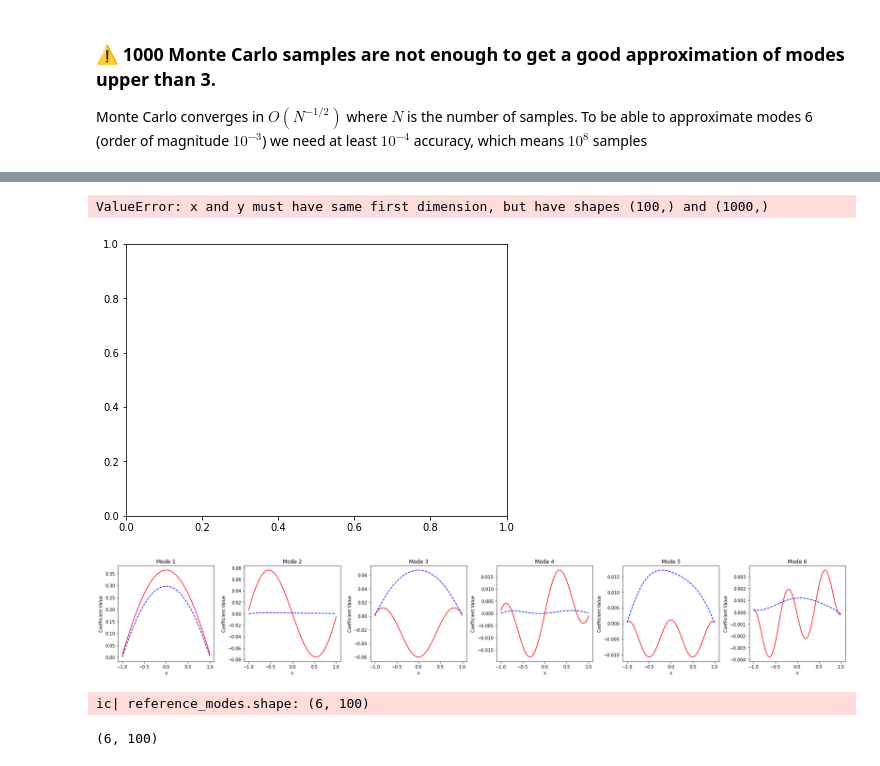
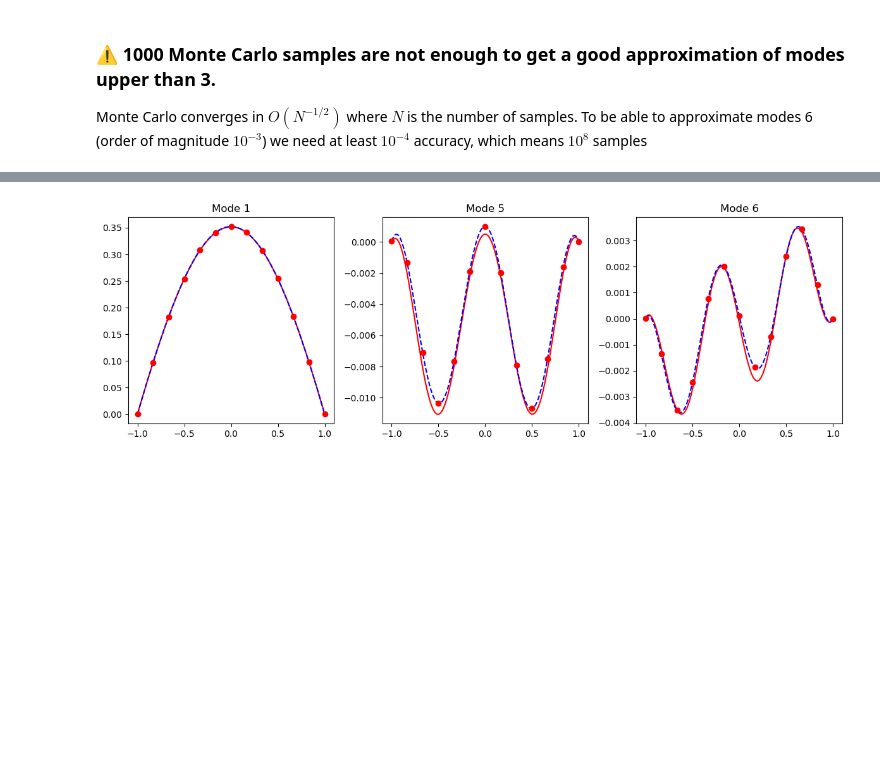
Before and after one commit to bonneted/pinn-cm, a Jupyter notebook: UQ/poisson_equation.ipynb, the cells around one changed output, grey strips where cells are left out. Saved outputs shown, nothing was run; the diff lists cells and outputs as text; code cells hidden in the pictures; blank space fills up the shorter version.

```diff
--- a/UQ/poisson_equation.ipynb
+++ b/UQ/poisson_equation.ipynb
@@ -17,7 +17,7 @@ from scipy.sparse.linalg import spsolve
 # Define parameters
 sigma = 1
 l = 0.5
-n_points = 110
+n_points = 1000
 x = np.linspace(-1, 1, n_points)
 dx = x[1] - x[0]
 
@@ -354,7 +264,7 @@ torch.manual_seed(0)
 
 # Set the device
 device = torch.device("cuda" if torch.cuda.is_available() else "cpu")
-device = "cpu"
+# device = "cpu"
 def grad_i(Y,X,i):
     #calculate the partial derivative of y with respect to x_i
     return torch.autograd.grad(Y, X, grad_outputs=torch.ones_like(Y), create_graph=True)[0][:, None, i].flatten()
@@ -506,7 +416,7 @@ def train(mean_model, coeffs_model, data, batch_size=100, optimizer_choice="adam
         print(f"Optimizer choice {optimizer_choice} not recognized. Please choose either 'adam' or 'l-bfgs'.")
 # %%
 n_x_points = 100
-n_xi_samples = 1000
+n_xi_samples = 100000
 n_sensors = 13
 sensors_indices = np.linspace(0, n_x_points - 1, n_sensors, dtype=int)
 
@@ -526,10 +436,10 @@ mean_model = MeanNN(input_dim=1).to(device)
 coeffs_model = PCECoefficientNN(input_dim=1, output_dim=truncation_order).to(device)
 # %%
 # Training
-batch_size = 100
+batch_size = 1000
 learning_rate = 1e-3
-lambda_reg = 1e-3
-epochs = 1000
+lambda_reg = 1e-4
+epochs = 20000
 
 data = x_torch, xi_torch, f_torch
 
@@ -577,76 +500,49 @@ Text(0.5, 1.0, 'Comparison of Exact and Predicted Standard Deviations')
-# %%
-u_mean = u_solutions.mean(axis=0)
-u_std = u_solutions.std(axis=0)
-
-# Plot the mean and standard deviation side by side
-plt.figure(figsize=(15, 5))
-
-# Left subplot for mean of u(x)
-plt.subplot(1, 2, 1)
-plt.plot(x_test, u_mean, label="Mean u(x)")
-plt.fill_between(x_test, u_mean - u_std, u_mean + u_std, color='gray', alpha=0.5, label="±1 std. dev.")
-plt.title("Mean Solution u(x)")
-plt.xlabel('x')
-plt.ylabel('u(x)')
-plt.legend()
-
-# Right subplot for standard deviation of u(x)
-plt.subplot(1, 2, 2)
-plt.plot(x_test, u_std, label="Standard Deviation u(x)")
-plt.title("Standard Deviation of Solutions u(x)")
-plt.xlabel('x')
-plt.ylabel('Std. Dev. of u(x)')
-plt.legend()
-
-plt.tight_layout()
-plt.show()
-# %% [output]
-ValueError: x and y must have same first dimension, but have shapes (100,) and (1000,)
-[figure, removed]
 # %%
 def plot_modes(x_values,coeffs_model, modes_to_plot, reference_modes=None):
     # Convert x_values to a PyTorch tensor
-    x_tensor = torch.tensor(x_values, dtype=torch.float32).view(-1, 1)
-    x_ref = np.linspace(-1, 1, 100)
+    x_tensor = torch.tensor(x_values, dtype=torch.float32).view(-1, 1).to(device)
     # Evaluate the model (turn off gradient computation for evaluation)
     with torch.no_grad():
         coeffs_output = coeffs_model(x_tensor)
 
     # Convert the outputs back to numpy for plotting
-    coeffs_numpy = coeffs_output.numpy()
+    coeffs_numpy = coeffs_output.cpu().numpy()
 
     # Number of modes to plot
     num_modes = len(modes_to_plot)
 
     # Create subplots for each mode
     fig, axs = plt.subplots(1, num_modes, figsize=(4*num_modes, 4))
 
     for i, mode in enumerate(modes_to_plot):
         if num_modes > 1:
             ax = axs[i]
         else:
             ax = axs
+
+        ax.plot(x_values, coeffs_numpy[:, mode-1], 'r-', label=f"PINN-PCE approx.")
+
         if reference_modes is not None:
-            axs[i].plot(x_ref, reference_modes[i,:], 'r-', label=f"Reference")
-        ax.plot(x_values, coeffs_numpy[:, mode-1], 'b--', label=f"PINN-PCE approx.")
+            x_ref = np.linspace(-1, 1, len(reference_modes[mode-1,:]))
+            ax.plot(x_ref, reference_modes[mode-1,:], 'b--', label=f"Reference")
+            ax.plot(x_sensor, reference_modes[mode-1,sensors_indices], 'ro', label="f sensors")
+
         ax.set_title(f"Mode {mode}")
-        ax.set_xlabel('x')
-        ax.set_ylabel('Coefficient Value')
+#         ax.set_xlabel('x')
+#         ax.set_ylabel('Coefficient Value')
 
     plt.tight_layout()
     plt.show()
 
 # Define the inputs and modes you want to visualize
-x_values = np.linspace(-1, 1, 100)
-modes_to_plot = [1,2,3,4,5, 6]  # For example, if you want to plot the first three modes. Adjust this as needed.
+# x_values = np.linspace(-1, 1, 100)
+modes_to_plot = [1,5,6]  # For example, if you want to plot the first three modes. Adjust this as needed.
 
-reference_modes = np.load('reference_PCE_modes.npy')
+reference_modes = np.load('reference_PCE_modes_1e6.0.npy')
+
+reference_modes[0,:] = reference_modes[0,:] - np.min(reference_modes[0,:])
+sensors_indices = np.linspace(0, reference_modes.shape[1] - 1, n_sensors, dtype=int)
+
 plot_modes(x_values,coeffs_model, modes_to_plot, reference_modes=reference_modes)
 # %% [output]
-[figure, old version]
+[figure, new version]
-# %%
-reference_modes = np.load('reference_PCE_modes.npy')
-ic(reference_modes.shape)
-# %% [output]
-ic| reference_modes.shape: (6, 100)
-(6, 100)
```
Also changed, not shown: parts of 13 cells of this notebook.
